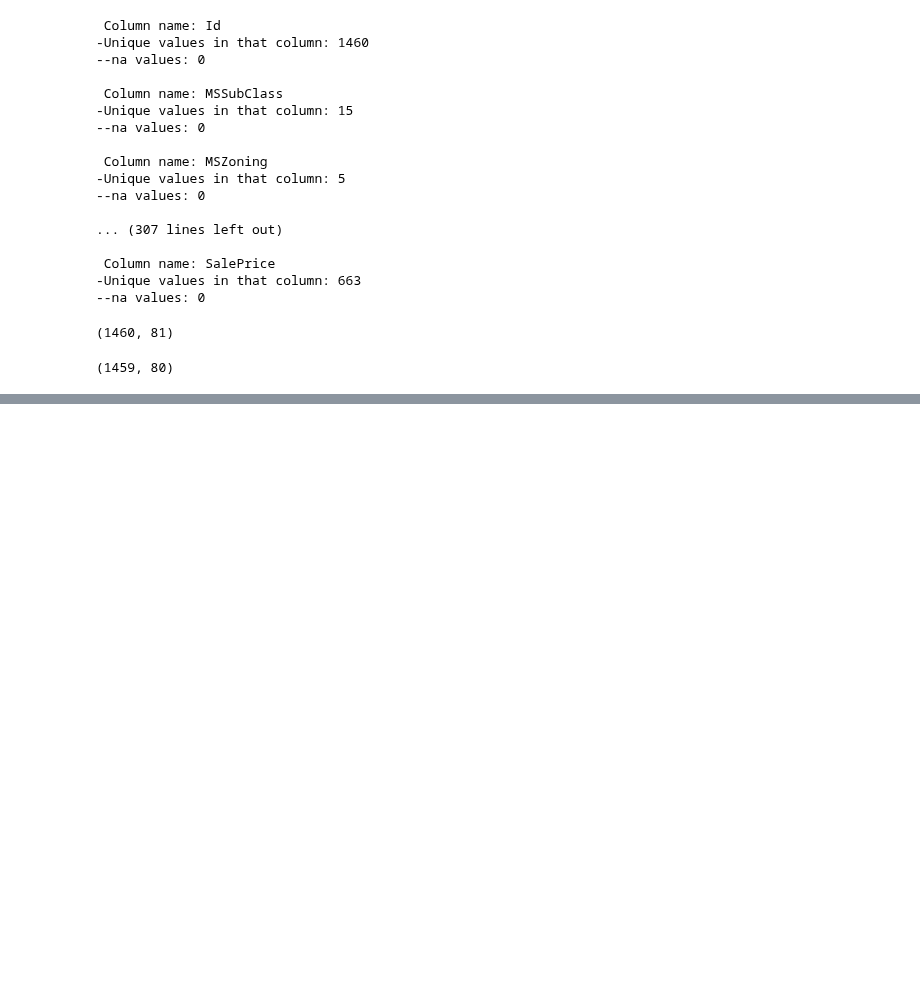
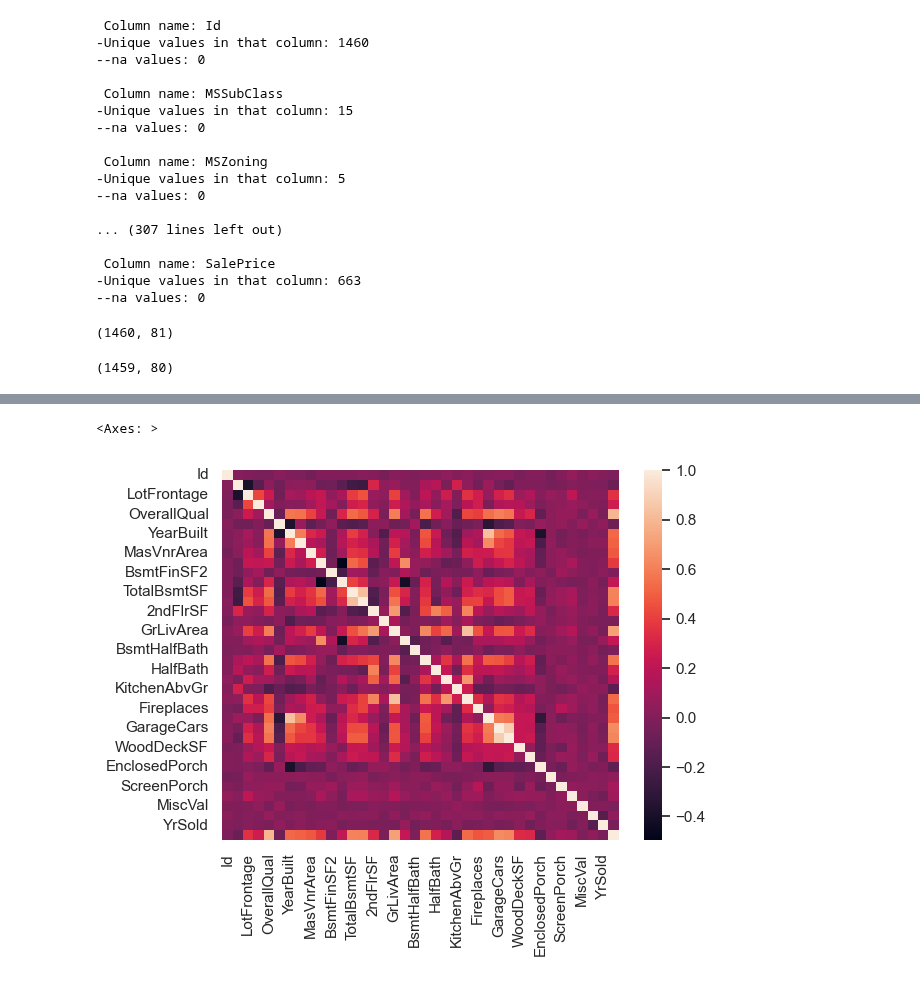
Before and after one commit to Losif01/House-Price-Prediction, a Jupyter notebook: master.ipynb, the cells around one changed output, grey strips where cells are left out. Saved outputs shown, nothing was run; the diff lists cells and outputs as text; code cells hidden in the pictures; blank space fills up the shorter version.

```diff
--- a/master.ipynb
+++ b/master.ipynb
@@ -58,0 +219,7 @@ df_test.shape
+# %%
+#df_num.corr()["SalePrice"].sort_values(ascending=False)
+
+sns.heatmap(df_num.corr())
+# %% [output]
+<Axes: >
+[figure, added]
```
Also changed, not shown: parts of 31 cells of this notebook.
